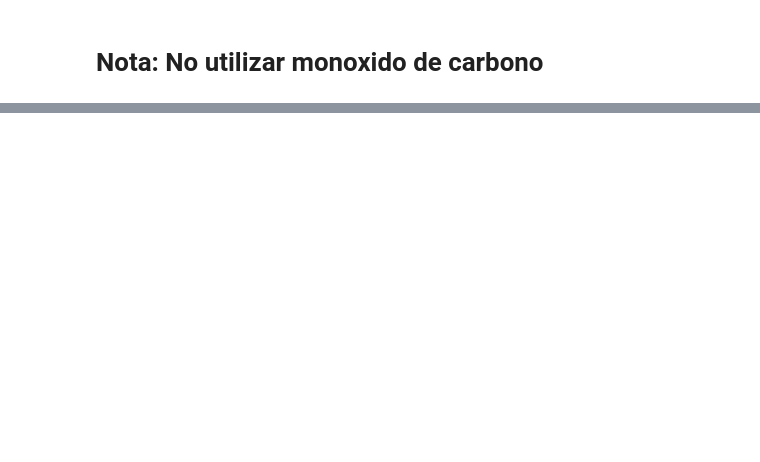
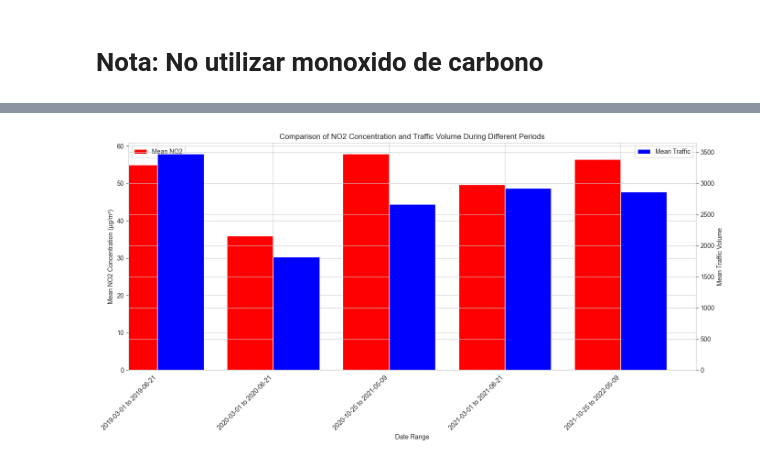
Before and after one commit to Bimo99B9/Datathon-2024, a Jupyter notebook: parte1.ipynb, the cells around one changed output, grey strips where cells are left out. Saved outputs shown, nothing was run; the diff lists cells and outputs as text; code cells hidden in the pictures; blank space fills up the shorter version.

```diff
--- a/parte1.ipynb
+++ b/parte1.ipynb
@@ -145,0 +289,73 @@ KeyError: 'velmedia_Gijon'
+# %%
+import matplotlib.pyplot as plt
+import pandas as pd
+
+# Define the COVID and equivalent periods
+covid_period_2020 = ('2020-03-01', '2020-06-21')
+post_covid_period_2020 = ('2020-10-25', '2021-05-09')
+equivalent_pre_period_2019 = ('2019-03-01', '2019-06-21')
+equivalent_post_period_2019 = ('2019-10-25', '2020-05-09')
+equivalent_pre_period_2021 = ('2021-03-01', '2021-06-21')
+equivalent_post_period_2021 = ('2021-10-25', '2022-05-09')
+
+# Function to calculate mean NO2 and traffic within given periods
+def calculate_mean_during_period(df, traffic_series, start_date, end_date):
+    period_df = df[start_date:end_date]
+    period_traffic = traffic_series[start_date:end_date]
+    mean_no2 = period_df['NO2_GijonGlobal'].mean()
+    mean_traffic = period_traffic.mean()
+    return mean_no2, mean_traffic
+
+# Calculate means for each period
+means_during_covid = calculate_mean_during_period(merged_df, daily_avg_traffic, *covid_period_2020)
+means_after_covid = calculate_mean_during_period(merged_df, daily_avg_traffic, *post_covid_period_2020)
+means_equivalent_pre_2019 = calculate_mean_during_period(merged_df, daily_avg_traffic, *equivalent_pre_period_2019)
+means_equivalent_post_2019 = calculate_mean_during_period(merged_df, daily_avg_traffic, *equivalent_post_period_2019)
+means_equivalent_pre_2021 = calculate_mean_during_period(merged_df, daily_avg_traffic, *equivalent_pre_period_2021)
+means_equivalent_post_2021 = calculate_mean_during_period(merged_df, daily_avg_traffic, *equivalent_post_period_2021)
+
+
+merged_df.sort_index(inplace=True)
+daily_avg_traffic.sort_index(inplace=True)
+
+# Define the COVID and equivalent periods
+periods = {
+    'Pre-COVID 2019': ('2019-03-01', '2019-06-21'),
+    'COVID 2020': ('2020-03-01', '2020-06-21'),
+    'Post-COVID 2020': ('2020-10-25', '2021-05-09'),
+    'Pre-COVID 2021': ('2021-03-01', '2021-06-21'),
+    'Post-COVID 2021': ('2021-10-25', '2022-05-09'),
+}
+
+# Calculate mean NO2 and traffic for each period
+mean_values = []
+for period, (start_date, end_date) in periods.items():
+    mean_no2 = merged_df.loc[start_date:end_date, 'NO2_GijonGlobal'].mean()
+    mean_traffic = daily_avg_traffic.loc[start_date:end_date].mean()
+    mean_values.append((period, mean_no2, mean_traffic, f"{start_date} to {end_date}"))
+
+# Create DataFrame from the calculated means
+comparison_df = pd.DataFrame(mean_values, columns=['Period', 'Mean_NO2', 'Mean_Traffic', 'Date Range'])
+
+# Plotting the comparison of means
+fig, ax1 = plt.subplots(figsize=(14, 7))
+
+# Bar plot for NO2
+comparison_df.plot(x='Date Range', y='Mean_NO2', kind='bar', ax=ax1, color='red', position=1, width=0.4, label='Mean NO2')
+
+# Create another y-axis for the traffic volume
+ax2 = ax1.twinx()
+comparison_df.plot(x='Date Range', y='Mean_Traffic', kind='bar', ax=ax2, color='blue', position=0, width=0.4, label='Mean Traffic')
+
+# Labeling and layout adjustments
+ax1.set_ylabel('Mean NO2 Concentration (µg/m³)')
+ax2.set_ylabel('Mean Traffic Volume')
+ax1.set_title('Comparison of NO2 Concentration and Traffic Volume During Different Periods')
+ax1.set_xticklabels(comparison_df['Date Range'], rotation=45, ha='right')
+ax1.legend(loc='upper left')
+ax2.legend(loc='upper right')
+
+plt.tight_layout()  # Adjust layout to prevent label cutoff
+plt.show()
+# %% [output]
+[figure, added]
```
Also changed, not shown: parts of 7 cells of this notebook.
